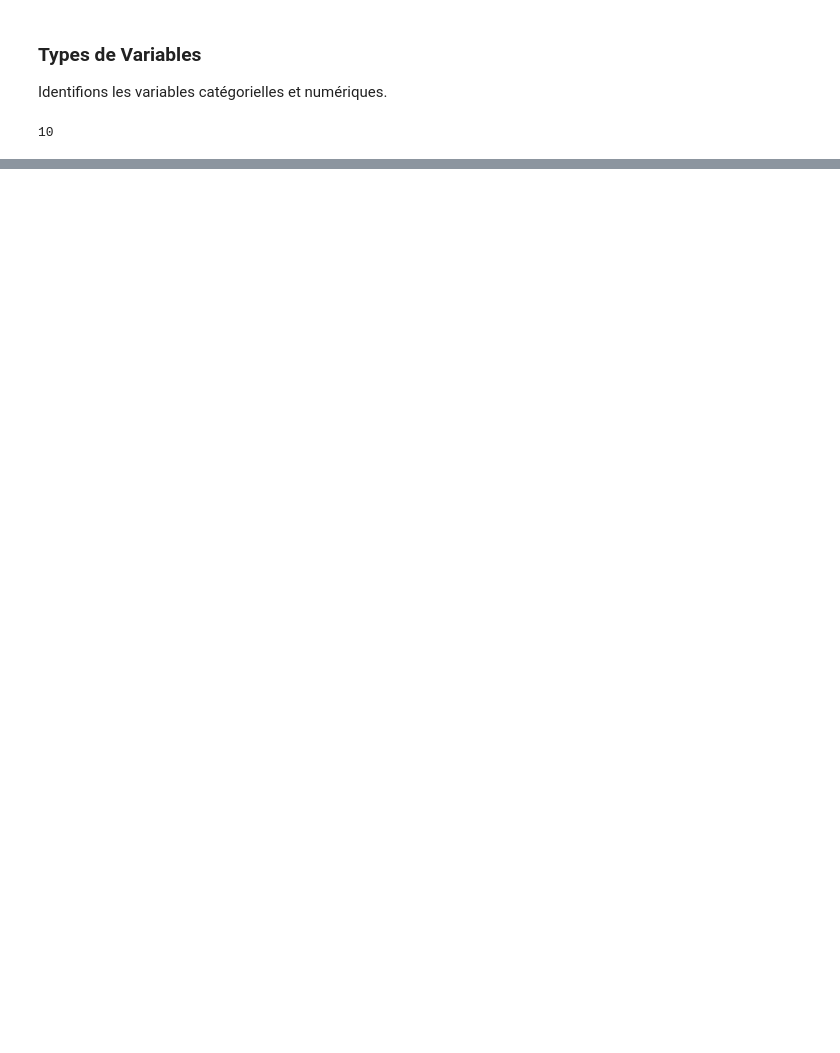
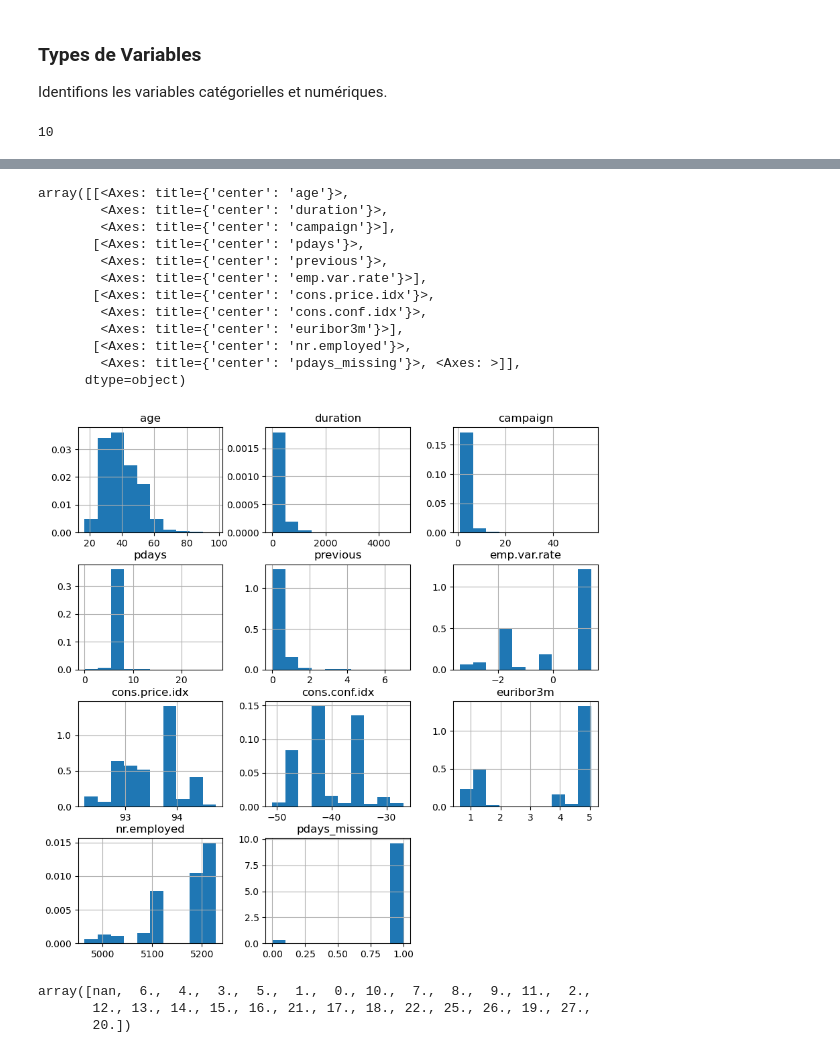
Before and after one commit to salif95/Bank_Marketing, a Jupyter notebook: bank_marketing.ipynb, the cells around one changed output, grey strips where cells are left out. Drawn from its saved outputs; the diff is of its cells as text; code cells hidden in the pictures; blank space fills up the shorter version.

```diff
--- a/bank_marketing.ipynb
+++ b/bank_marketing.ipynb
@@ -196,0 +158,3 @@ Notre Dataset comprend 21 variables fournissant des informations sur 41188 clien
+# %%
+# Drop the duplicated rows
+bank_df = bank_df.drop_duplicates()
@@ -258,0 +215,15 @@ Découvrons quelles variables de l'ensemble de données contiennent des valeurs
+# %%
+# Identifions les variables catégorielles
+cat_vars = [var for var in bank_df.columns if var not in num_vars]
+# Another way to setect categorique variables
+# categorical_cols = [var for var in bank_df.columns if bank_df[var].dtype == 'object']
+# Total des variables catégorielles
+len(cat_vars)
+# Cast all variables as categorical
+bank_df[cat_vars] = bank_df[cat_vars].astype('category')
+# Les variables catégorielles prennent moins de mémoire par rapport aux chaînes de caractères (types 'object')
+# car elles sont stockées en tant que codes numériques internement
+# Les algorithmes de machine learning s'attendent souvent à ce que les variables catégorielles soient encodées de manière numérique.
+# En les castant en 'category', il est plus facile de les encoder par la suite en utilisant des méthodes comme OneHotEncoder ou LabelEncoder.
+# Vérifier la conversion
+print(bank_df.info())
@@ -259,4 +252,15 @@ Découvrons quelles variables de l'ensemble de données contiennent des valeurs
 # %%
+#Make dataframe copy
+data_df = bank_df.copy()
+# Sélection les variables avec les 999
+cat_with_999 = [var for var in bank_df.columns if (bank_df[var] == 999).any()]
+#Another way to select tne variables with 999
+# cat_with_999 = bank_df.columns[(bank_df == 999).any()]
+cat_with_999
+# Remplacer les valeurs "999" par NaN
+bank_df= bank_df.applymap(lambda x: np.nan if x == 999 else x)
+# bankdf = bank_df.replace(999, np.nan, inplace=True)
+# bank_df =bank_df.mask(data == 999)
 # Liste des variables contenant des valeurs manquantes
 vars_with_na = [var for var in bank_df.columns if bank_df[var].isnull().sum() > 0]
 # Déterminons le pourcentage de valeurs manquantes et affichONS le résultat classé par % de données manquantes
@@ -281,0 +352,9 @@ dtype: float64
+# %%
+#Make dataframe copy
+data1_df = bank_df.copy()
+# Création d'une variable indicatrice pour les valeurs manquantes de 'pdays'
+data1_df['pdays_missing'] = data1_df['pdays'].isna().astype(int)
+# Imputation des valeurs manquantes de 'pdays' par la médiane
+imputer = SimpleImputer(strategy='median')
+data1_df['pdays'] = imputer.fit_transform(data1_df[['pdays']])
+data1_df.head()
@@ -281,0 +389,22 @@ dtype: float64
+# %%
+data1_df.hist(figsize=(10, 10), density=True)
+# %% [output]
+array([[<Axes: title={'center': 'age'}>,
+        <Axes: title={'center': 'duration'}>,
+        <Axes: title={'center': 'campaign'}>],
+       [<Axes: title={'center': 'pdays'}>,
+        <Axes: title={'center': 'previous'}>,
+        <Axes: title={'center': 'emp.var.rate'}>],
+       [<Axes: title={'center': 'cons.price.idx'}>,
+        <Axes: title={'center': 'cons.conf.idx'}>,
+        <Axes: title={'center': 'euribor3m'}>],
+       [<Axes: title={'center': 'nr.employed'}>,
+        <Axes: title={'center': 'pdays_missing'}>, <Axes: >]],
+      dtype=object)
+[figure, added]
+# %%
+bank_df['pdays'].unique()
+# %% [output]
+array([nan,  6.,  4.,  3.,  5.,  1.,  0., 10.,  7.,  8.,  9., 11.,  2.,
+       12., 13., 14., 15., 16., 21., 17., 18., 22., 25., 26., 19., 27.,
+       20.])
```
Also changed, not shown: parts of 38 cells of this notebook.
